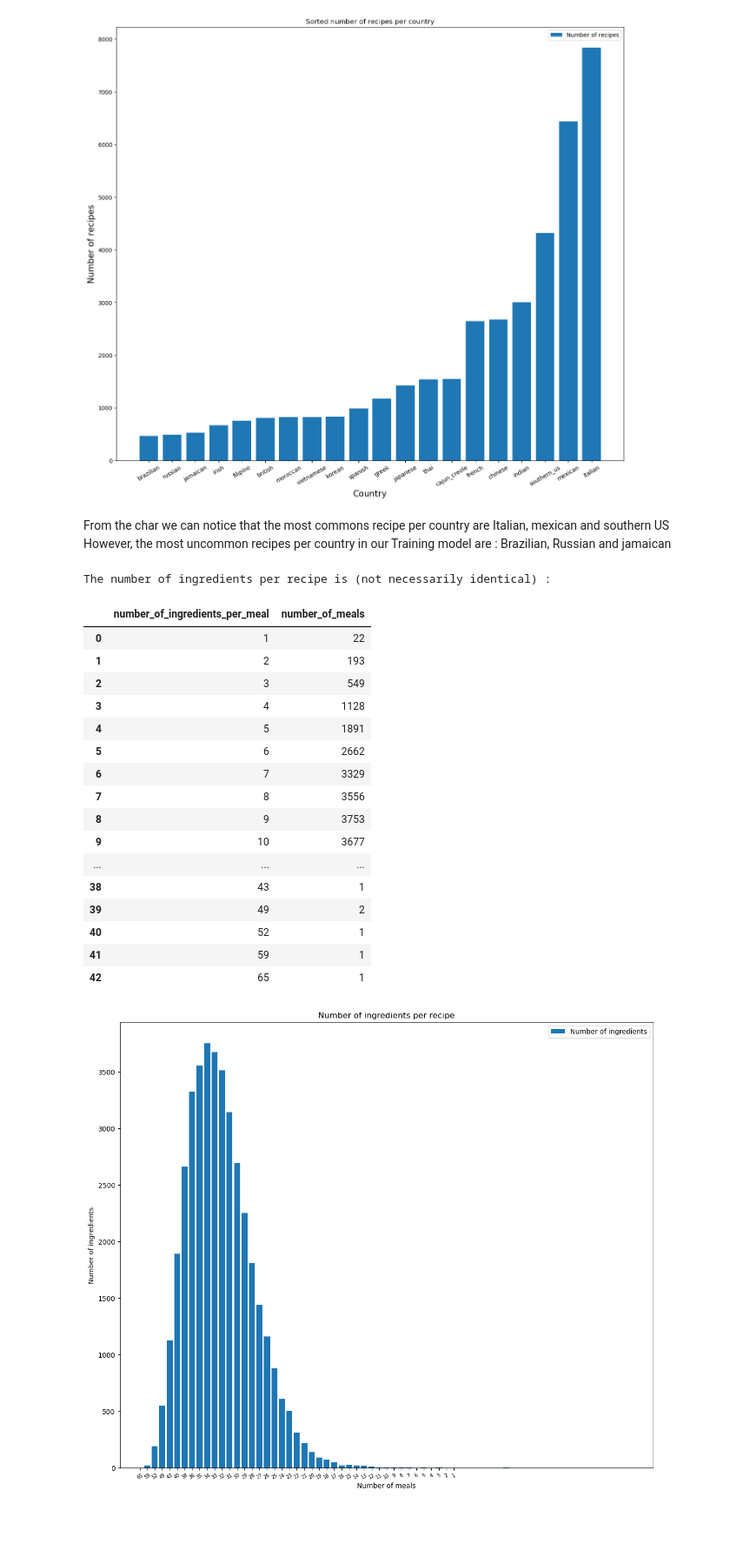
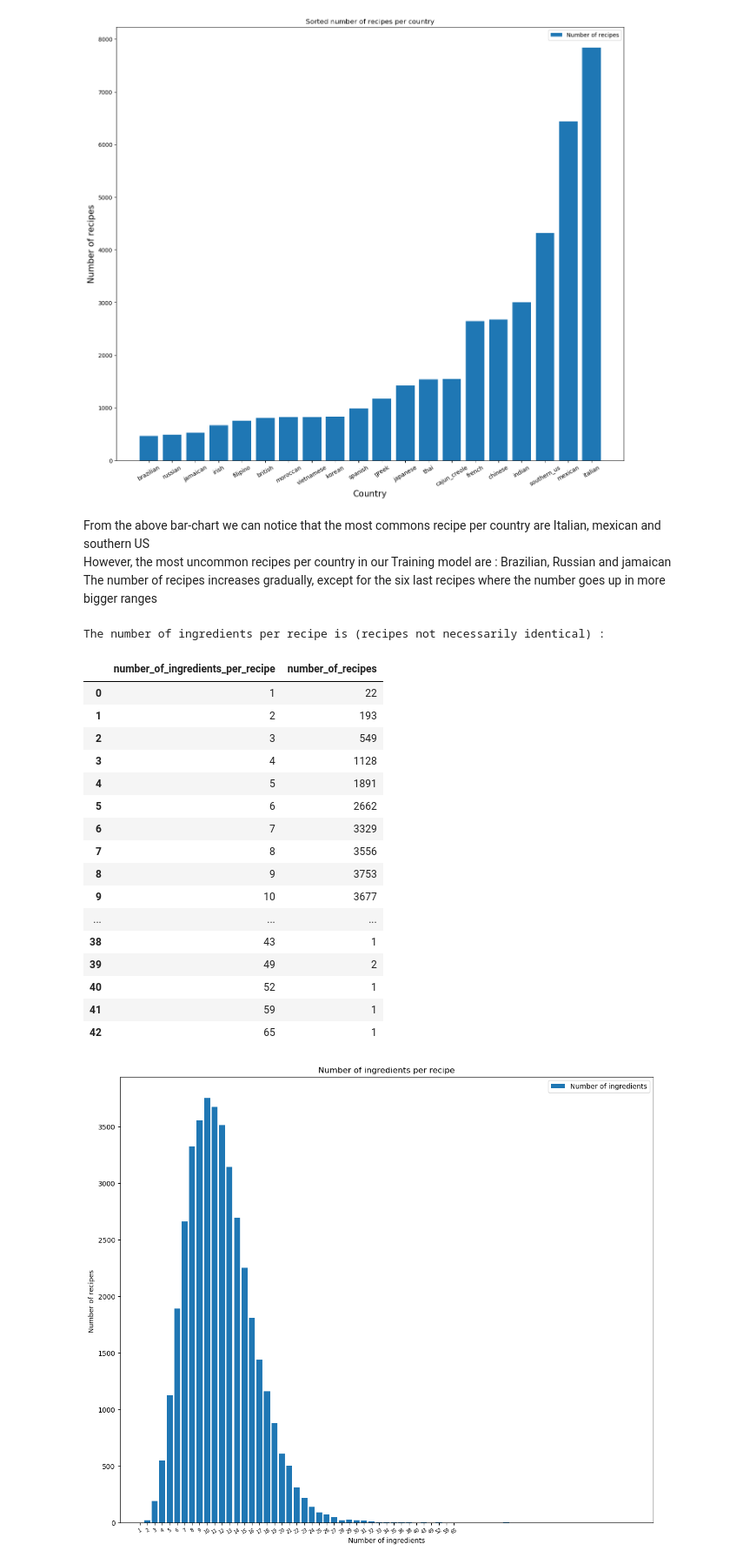
Before and after one commit to khalidBoufelfel/Whatscooking, a Jupyter notebook: Whats_cooking.ipynb, the cells around one changed output. Shown at 87% size. Drawn from its saved outputs; the diff is of its cells as text; code cells hidden in the pictures; blank space fills up the shorter version.

Commit message:
Data Visualisation Training Set, Odds

```diff
--- a/Whats_cooking.ipynb
+++ b/Whats_cooking.ipynb
@@ -167,16 +167,17 @@ plt.show()
 # %% [output]
 [figure]
 # %% [markdown]
-From the char we can notice that the most commons recipe per country are Italian, mexican and southern US <br/>
-However, the most uncommon recipes per country in our Training model are : Brazilian, Russian and jamaican
+From the above bar-chart we can notice that the most commons recipe per country are Italian, mexican and southern US <br/>
+However, the most uncommon recipes per country in our Training model are : Brazilian, Russian and jamaican<br/>
+The number of recipes increases gradually, except for the six last recipes where the number goes up in more bigger ranges
 # %%
-print("The number of ingredients per recipe is (not necessarily identical) : " )
+print("The number of ingredients per recipe is (recipes not necessarily identical) : " )
 
-n_recipes_per_meal = traindf.ingredients.map(lambda l: len(l)).value_counts().sort_index().reset_index().rename(columns={'index':'number_of_ingredients_per_meal', 'ingredients':'number_of_meals'})
+n_recipes_per_meal = traindf.ingredients.map(lambda l: len(l)).value_counts().sort_index().reset_index().rename(columns={'index':'number_of_ingredients_per_recipe', 'ingredients':'number_of_recipes'})
 n_recipes_per_meal
 # %% [output]
-The number of ingredients per recipe is (not necessarily identical) :
+The number of ingredients per recipe is (recipes not necessarily identical) :
-|  | number_of_ingredients_per_meal | number_of_meals |
+|  | number_of_ingredients_per_recipe | number_of_recipes |
 | 0 | 1 | 22 |
 | 1 | 2 | 193 |
 | 2 | 3 | 549 |
@@ -194,16 +195,16 @@ The number of ingredients per recipe is (not necessarily identical) :
 | 41 | 59 | 1 |
 | 42 | 65 | 1 |
 # %%
-x_axis = n_recipes_per_meal["number_of_ingredients_per_meal"].tolist()[::-1]
-y_axis = n_recipes_per_meal["number_of_meals"].tolist()[::-1]
+x_axis = n_recipes_per_meal["number_of_ingredients_per_recipe"].tolist()
+y_axis = n_recipes_per_meal["number_of_recipes"].tolist()
 index = np.arange(len(x_axis))
 plt.figure(figsize=(14, 12), dpi= 100, facecolor='w', edgecolor='k')
 plt.bar(x_axis, y_axis, label ="Number of ingredients")
 plt.xticks(index, x_axis, fontsize=7, rotation = 30)
-plt.xlabel("Number of meals", fontsize=10)
-plt.ylabel("Number of ingredients", fontsize=10)
+plt.xlabel("Number of ingredients", fontsize=10)
+plt.ylabel("Number of recipes ", fontsize=10)
 plt.legend()
 plt.title("Number of ingredients per recipe")
 plt.show()
 # %% [output]
-[figure, old version]
+[figure, new version]
```
Also changed, not shown: parts of 5 cells of this notebook.
